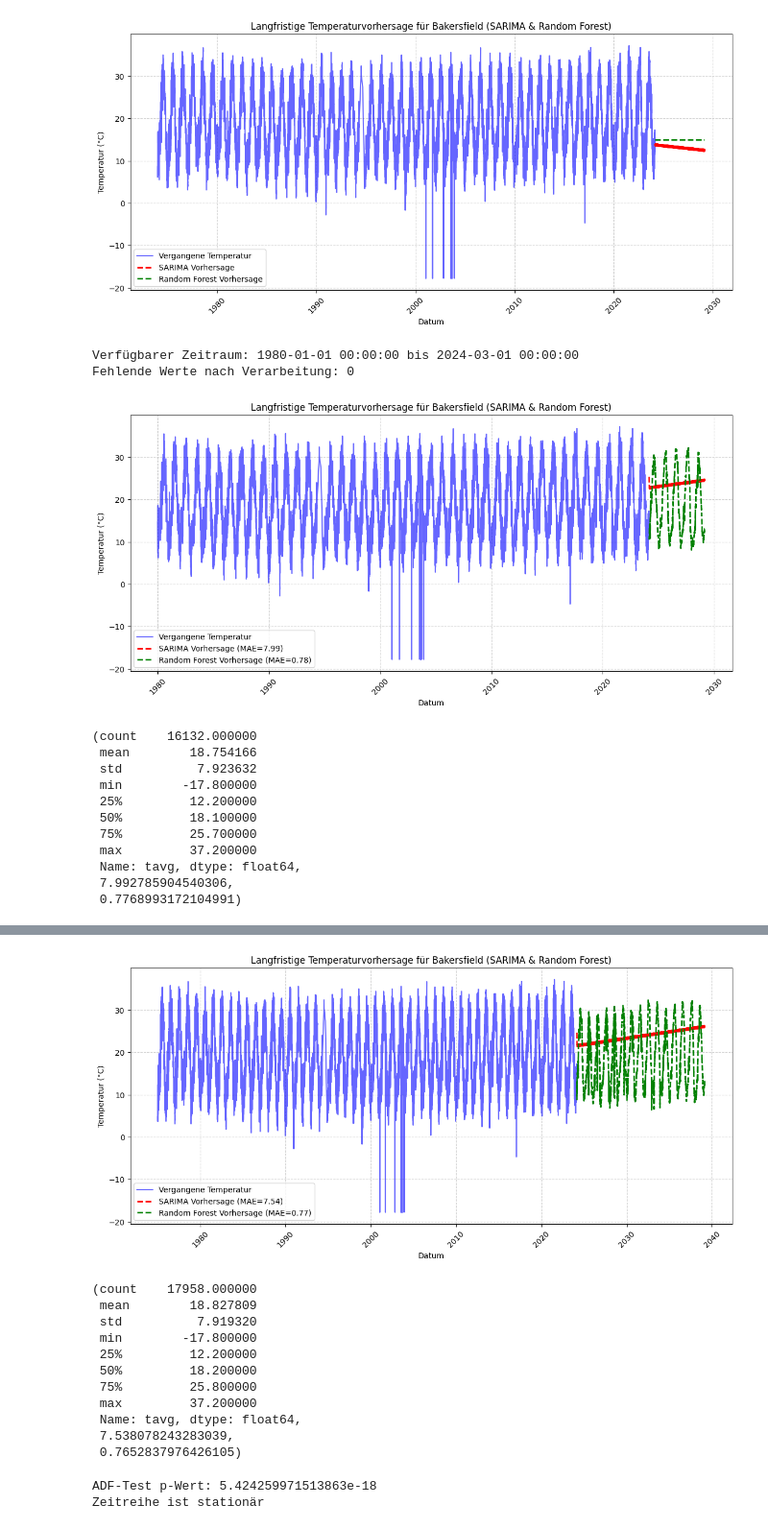
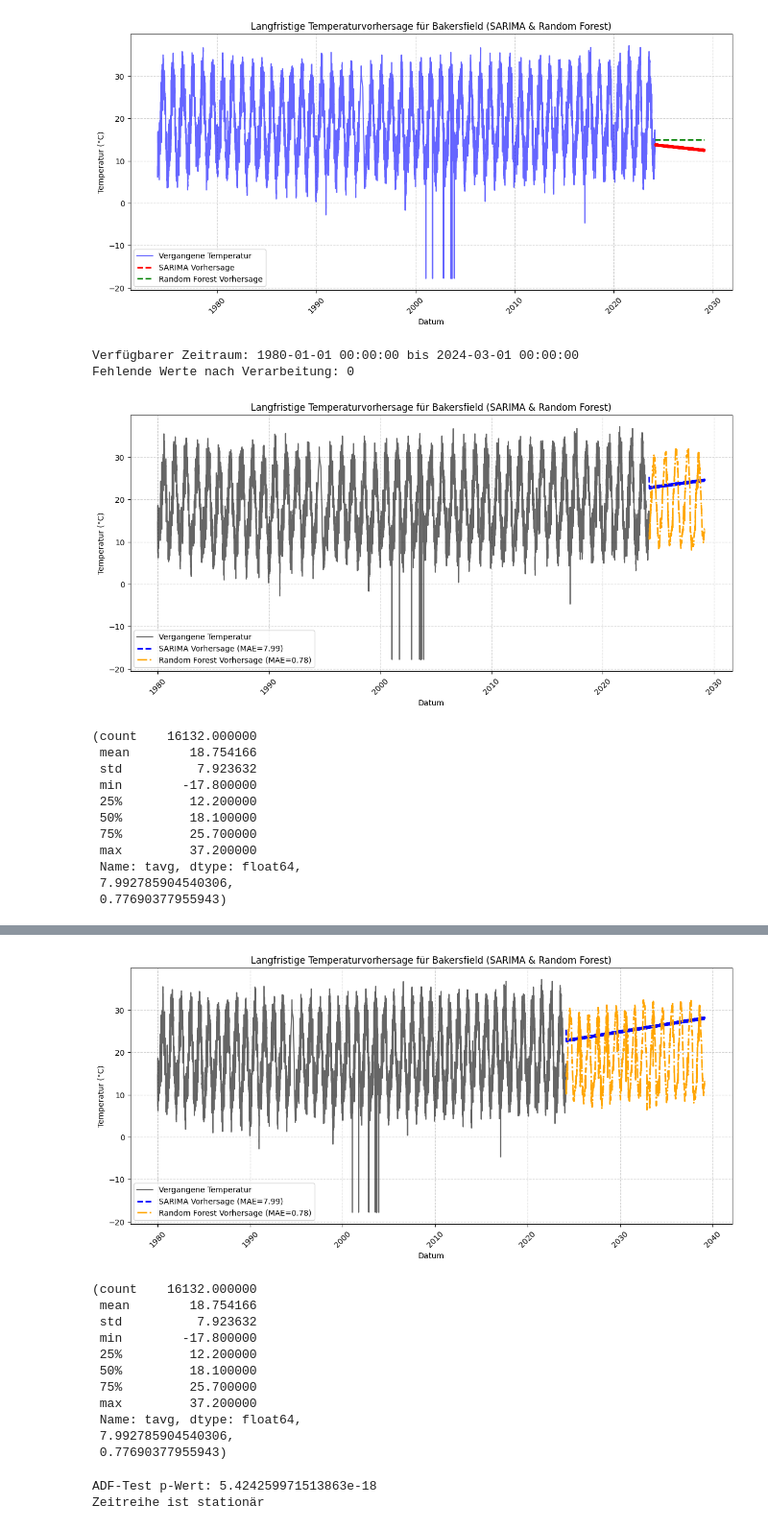
Before and after one commit to gurkewasser/spz_mc, a Jupyter notebook: eda_spz.ipynb, the cells around one changed output, grey strips where cells are left out. Shown at 96% size. Saved outputs shown, nothing was run; the diff lists cells and outputs as text; code cells hidden in the pictures.

```diff
--- a/eda_spz.ipynb
+++ b/eda_spz.ipynb
@@ -240,9 +233,9 @@ rf_mae = mean_absolute_error(y_test, rf_model.predict(X_test))
 
 # Ergebnisse visualisieren
 plt.figure(figsize=(14, 6))
-plt.plot(temperature_series.index, temperature_series, label="Vergangene Temperatur", color="blue", alpha=0.6)
-plt.plot(future_dates, sarima_forecast, label=f"SARIMA Vorhersage (MAE={sarima_mae:.2f})", color="red", linestyle="dashed", linewidth=2)
-plt.plot(future_dates, rf_forecast, label=f"Random Forest Vorhersage (MAE={rf_mae:.2f})", color="green", linestyle="dashed", linewidth=2)
+plt.plot(temperature_series.index, temperature_series, label="Vergangene Temperatur", color="black", alpha=0.6)
+plt.plot(future_dates, sarima_forecast, label=f"SARIMA Vorhersage (MAE={sarima_mae:.2f})", color="blue", linestyle="--", linewidth=2)
+plt.plot(future_dates, rf_forecast, label=f"Random Forest Vorhersage (MAE={rf_mae:.2f})", color="orange", linestyle="-.", linewidth=2)
 plt.xlabel("Datum")
 plt.ylabel("Temperatur (°C)")
 plt.title("Langfristige Temperaturvorhersage für Bakersfield (SARIMA & Random Forest)")
@@ -256,7 +249,7 @@ train_stats, sarima_mae, rf_mae
 # %% [output]
 Verfügbarer Zeitraum: 1980-01-01 00:00:00 bis 2024-03-01 00:00:00
 Fehlende Werte nach Verarbeitung: 0
-[figure, old version]
+[figure, new version]
 (count    16132.000000
  mean        18.754166
  std          7.923632
@@ -267,12 +260,11 @@ Fehlende Werte nach Verarbeitung: 0
  max         37.200000
  Name: tavg, dtype: float64,
  7.992785904540306,
- 0.7768993172104991)
+ 0.77690377955943)
 # %%
 warnings.filterwarnings("ignore")
 
-# Zeitraum für Vergangenheitsdaten (letzte 50 Jahre, falls verfügbar)
-start_date = datetime(1975, 1, 1)  # Statt 1940, um Lücken zu vermeiden
+start_date = datetime(1980, 1, 1)
 end_date = datetime(2024, 3, 1)
 
 # Punkt für Bakersfield, USA
@@ -308,8 +300,8 @@ train, test = temperature_series.iloc[:train_size], temperature_series.iloc[trai
 sarima_model = SARIMAX(train, order=(1, 1, 1), seasonal_order=(1, 1, 1, 12), enforce_stationarity=False, enforce_invertibility=False)
 sarima_result = sarima_model.fit()
 
-# Langfristige Vorhersage für 5 Jahre
-forecast_steps = 15 * 365  # 5 Jahre
+# Langfristige Vorhersage für 15 Jahre
+forecast_steps = 15 * 365
 future_dates = pd.date_range(start=end_date, periods=forecast_steps, freq='D')
 sarima_forecast = sarima_result.forecast(steps=forecast_steps)
 
@@ -344,9 +336,9 @@ rf_mae = mean_absolute_error(y_test, rf_model.predict(X_test))
 
 # Ergebnisse visualisieren
 plt.figure(figsize=(14, 6))
-plt.plot(temperature_series.index, temperature_series, label="Vergangene Temperatur", color="blue", alpha=0.6)
-plt.plot(future_dates, sarima_forecast, label=f"SARIMA Vorhersage (MAE={sarima_mae:.2f})", color="red", linestyle="dashed", linewidth=2)
-plt.plot(future_dates, rf_forecast, label=f"Random Forest Vorhersage (MAE={rf_mae:.2f})", color="green", linestyle="dashed", linewidth=2)
+plt.plot(temperature_series.index, temperature_series, label="Vergangene Temperatur", color="black", alpha=0.6)
+plt.plot(future_dates, sarima_forecast, label=f"SARIMA Vorhersage (MAE={sarima_mae:.2f})", color="blue", linestyle="--", linewidth=2)
+plt.plot(future_dates, rf_forecast, label=f"Random Forest Vorhersage (MAE={rf_mae:.2f})", color="orange", linestyle="-.", linewidth=2)
 plt.xlabel("Datum")
 plt.ylabel("Temperatur (°C)")
 plt.title("Langfristige Temperaturvorhersage für Bakersfield (SARIMA & Random Forest)")
@@ -362,14 +354,14 @@ Verfügbarer Zeitraum: 1975-01-01 00:00:00 bis 2024-03-01 00:00:00
 Fehlende Werte nach Verarbeitung: 0
-[figure, old version]
+[figure, new version]
-(count    17958.000000
- mean        18.827809
- std          7.919320
+(count    16132.000000
+ mean        18.754166
+ std          7.923632
  min        -17.800000
  25%         12.200000
- 50%         18.200000
- 75%         25.800000
+ 50%         18.100000
+ 75%         25.700000
  max         37.200000
  Name: tavg, dtype: float64,
- 7.538078243283039,
- 0.7652837976426105)
+ 7.992785904540306,
+ 0.77690377955943)
 # %%
```
Also changed, not shown: parts of 8 cells of this notebook.
